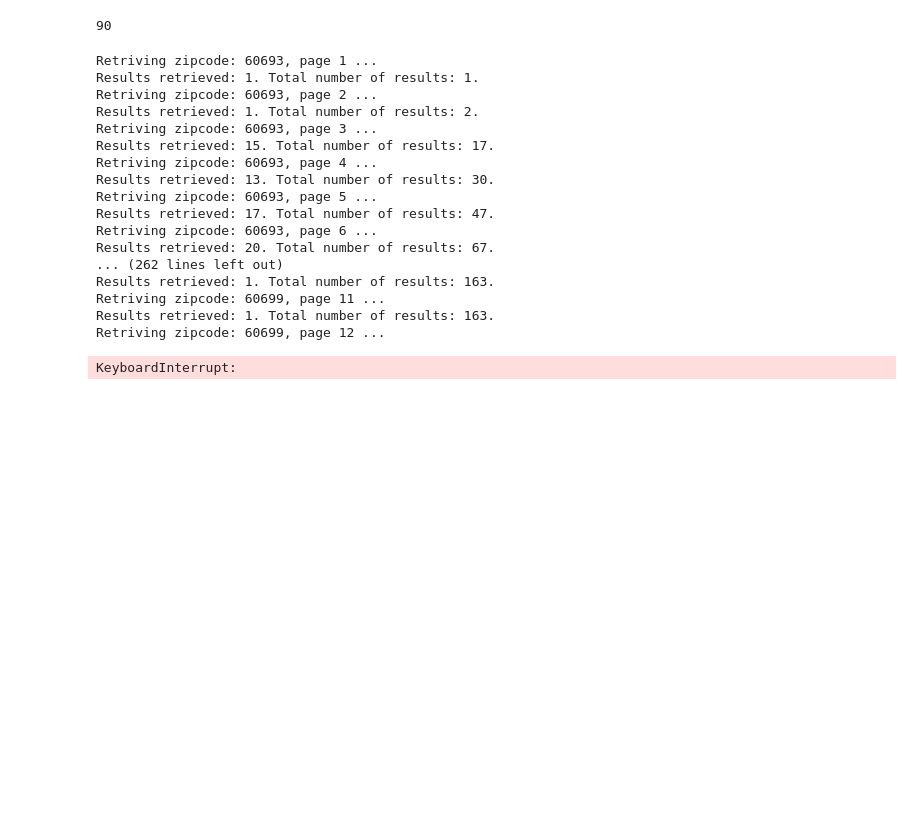
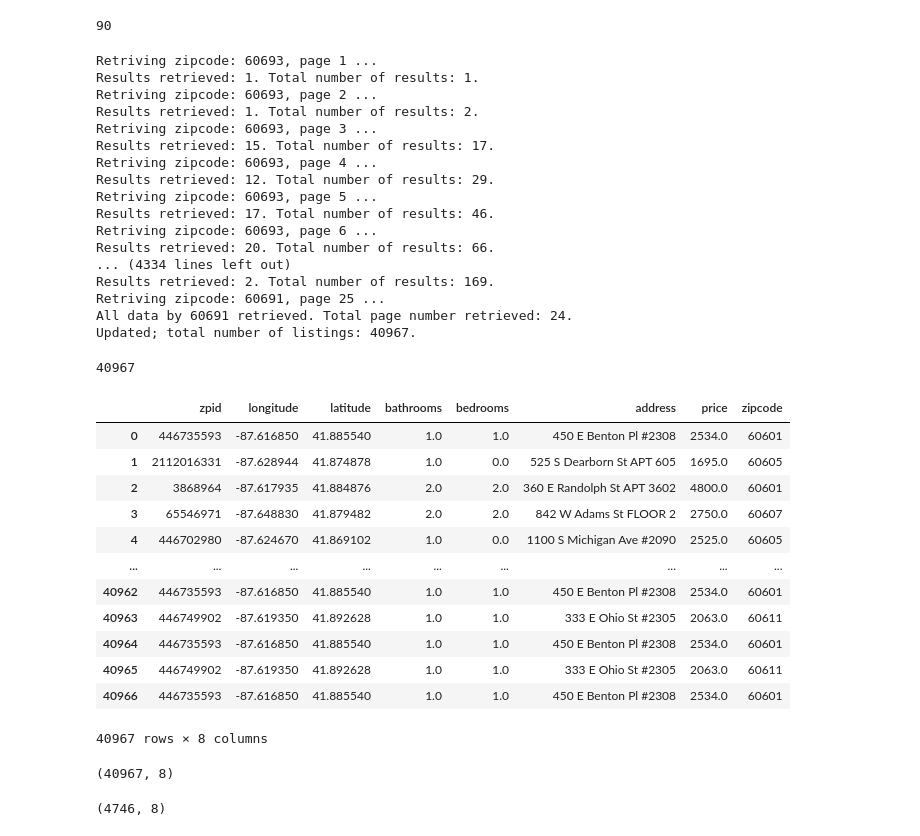
Before and after one commit to yiningYvette/Dollar_Hub, a Jupyter notebook: zillow-listing-data/zillow-data-scraper.ipynb, the cells around one changed output. Drawn from its saved outputs; the diff is of its cells as text; code cells hidden in the pictures; blank space fills up the shorter version.

```diff
--- a/zillow-listing-data/zillow-data-scraper.ipynb
+++ b/zillow-listing-data/zillow-data-scraper.ipynb
@@ -12,7 +12,10 @@ headers = {
 	"x-rapidapi-host": "zillow56.p.rapidapi.com"
 }
 # %%
-def get_all_pages_for_zipcode(zipcode):
+def get_all_pages_for_zipcode(zipcode: str) -> list:
+    '''
+    Given a zipcode, this function will retrieve all zillow rental listing data for that zipcode.
+    '''
     all_properties = []
     page = 1
 
@@ -38,7 +41,7 @@ def get_all_pages_for_zipcode(zipcode):
 
             results = data.get("results")
 
-            # Check if there are any results
+            # check if there are any results
             if not results:
                 print(f"All data by {zipcode} retrieved. Total page number retrieved: {page-1}.")
                 break
@@ -114,13 +131,14 @@ len(chicago_zipcode)
 # %% [output]
 90
 # %%
+# retrieve all listings for all chicago zipcodes
 all_listing_info = []
 
 for zipcode in chicago_zipcode:
-    zipcode_listing_dct = get_all_pages_for_zipcode(zipcode)
-    all_listing_info.update(zipcode_listing_dct)
+    zipcode_listing = get_all_pages_for_zipcode(zipcode)
+    all_listing_info.extend(zipcode_listing)
     print(f"Updated; total number of listings: {len(all_listing_info)}.")
-    time.sleep(1)
+    time.sleep(0.3)
 # %% [output]
 Retriving zipcode: 60693, page 1 ...
 Results retrieved: 1. Total number of results: 1.
@@ -129,14 +147,13 @@ Results retrieved: 1. Total number of results: 2.
 Retriving zipcode: 60693, page 3 ...
 Results retrieved: 15. Total number of results: 17.
 Retriving zipcode: 60693, page 4 ...
-Results retrieved: 13. Total number of results: 30.
+Results retrieved: 12. Total number of results: 29.
 Retriving zipcode: 60693, page 5 ...
-Results retrieved: 17. Total number of results: 47.
+Results retrieved: 17. Total number of results: 46.
 Retriving zipcode: 60693, page 6 ...
-Results retrieved: 20. Total number of results: 67.
-... (262 lines left out)
-Results retrieved: 1. Total number of results: 163.
-Retriving zipcode: 60699, page 11 ...
-Results retrieved: 1. Total number of results: 163.
-Retriving zipcode: 60699, page 12 ...
+Results retrieved: 20. Total number of results: 66.
+... (4334 lines left out)
+Results retrieved: 2. Total number of results: 169.
+Retriving zipcode: 60691, page 25 ...
+All data by 60691 retrieved. Total page number retrieved: 24.
+Updated; total number of listings: 40967.
-KeyboardInterrupt:
@@ -142,0 +162,4 @@ KeyboardInterrupt:
+# %%
+len(all_listing_info)
+# %% [output]
+40967
@@ -142,0 +168,21 @@ KeyboardInterrupt:
+# %%
+df_zillow = pd.DataFrame(all_listing_info)
+df_zillow
+# %% [output]
+|  | zpid | longitude | latitude | bathrooms | bedrooms | address | price | zipcode |
+| 0 | 446735593 | -87.616850 | 41.885540 | 1.0 | 1.0 | 450 E Benton Pl #2308 | 2534.0 | 60601 |
+| 1 | 2112016331 | -87.628944 | 41.874878 | 1.0 | 0.0 | 525 S Dearborn St APT 605 | 1695.0 | 60605 |
+| 2 | 3868964 | -87.617935 | 41.884876 | 2.0 | 2.0 | 360 E Randolph St APT 3602 | 4800.0 | 60601 |
+| 3 | 65546971 | -87.648830 | 41.879482 | 2.0 | 2.0 | 842 W Adams St FLOOR 2 | 2750.0 | 60607 |
+| 4 | 446702980 | -87.624670 | 41.869102 | 1.0 | 0.0 | 1100 S Michigan Ave #2090 | 2525.0 | 60605 |
+| ... | ... | ... | ... | ... | ... | ... | ... | ... |
+| 40962 | 446735593 | -87.616850 | 41.885540 | 1.0 | 1.0 | 450 E Benton Pl #2308 | 2534.0 | 60601 |
+| 40963 | 446749902 | -87.619350 | 41.892628 | 1.0 | 1.0 | 333 E Ohio St #2305 | 2063.0 | 60611 |
+| 40964 | 446735593 | -87.616850 | 41.885540 | 1.0 | 1.0 | 450 E Benton Pl #2308 | 2534.0 | 60601 |
+| 40965 | 446749902 | -87.619350 | 41.892628 | 1.0 | 1.0 | 333 E Ohio St #2305 | 2063.0 | 60611 |
+| 40966 | 446735593 | -87.616850 | 41.885540 | 1.0 | 1.0 | 450 E Benton Pl #2308 | 2534.0 | 60601 |
+40967 rows × 8 columns
+# %%
+df_zillow.shape
+# %% [output]
+(40967, 8)
@@ -142,0 +194,4 @@ KeyboardInterrupt:
+# %%
+df_deduped_zillow.shape
+# %% [output]
+(4746, 8)
```
Also changed, not shown: parts of 10 cells of this notebook.
